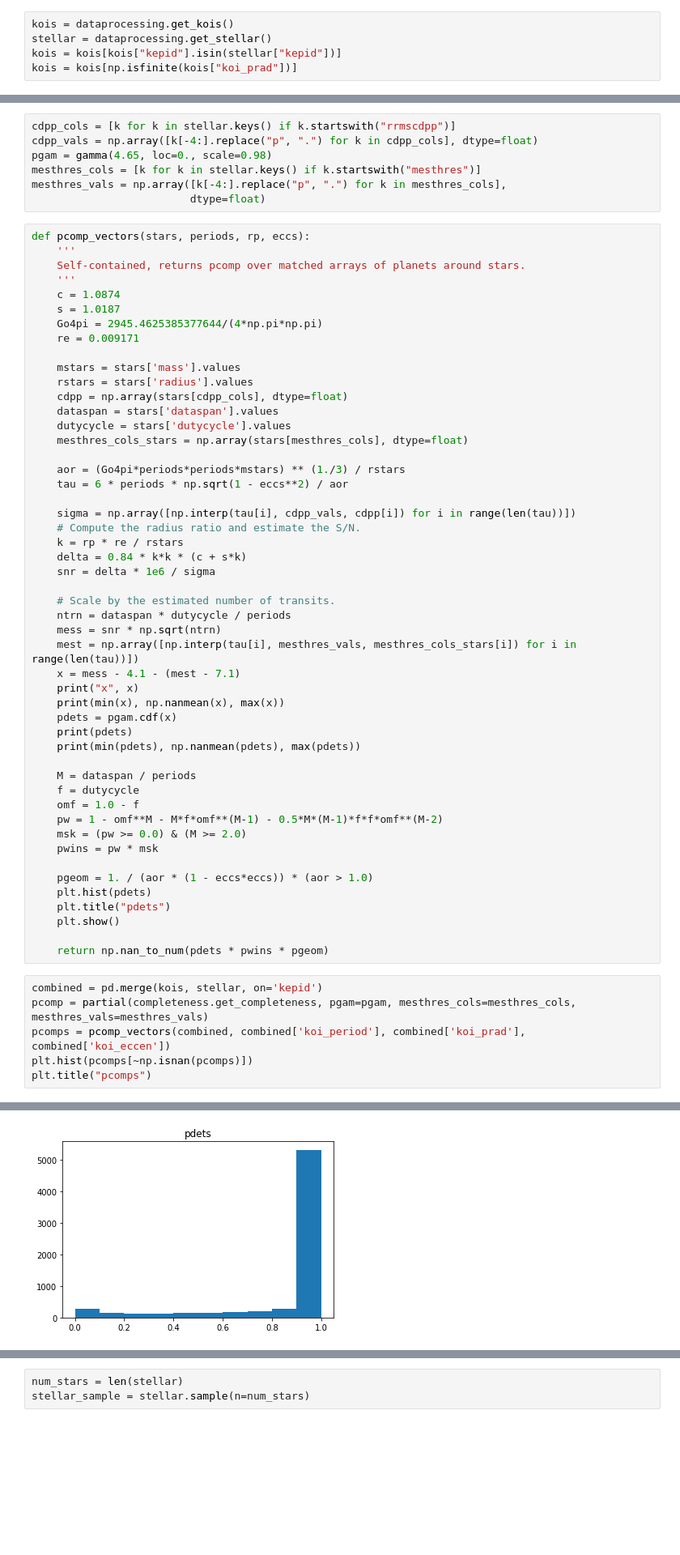
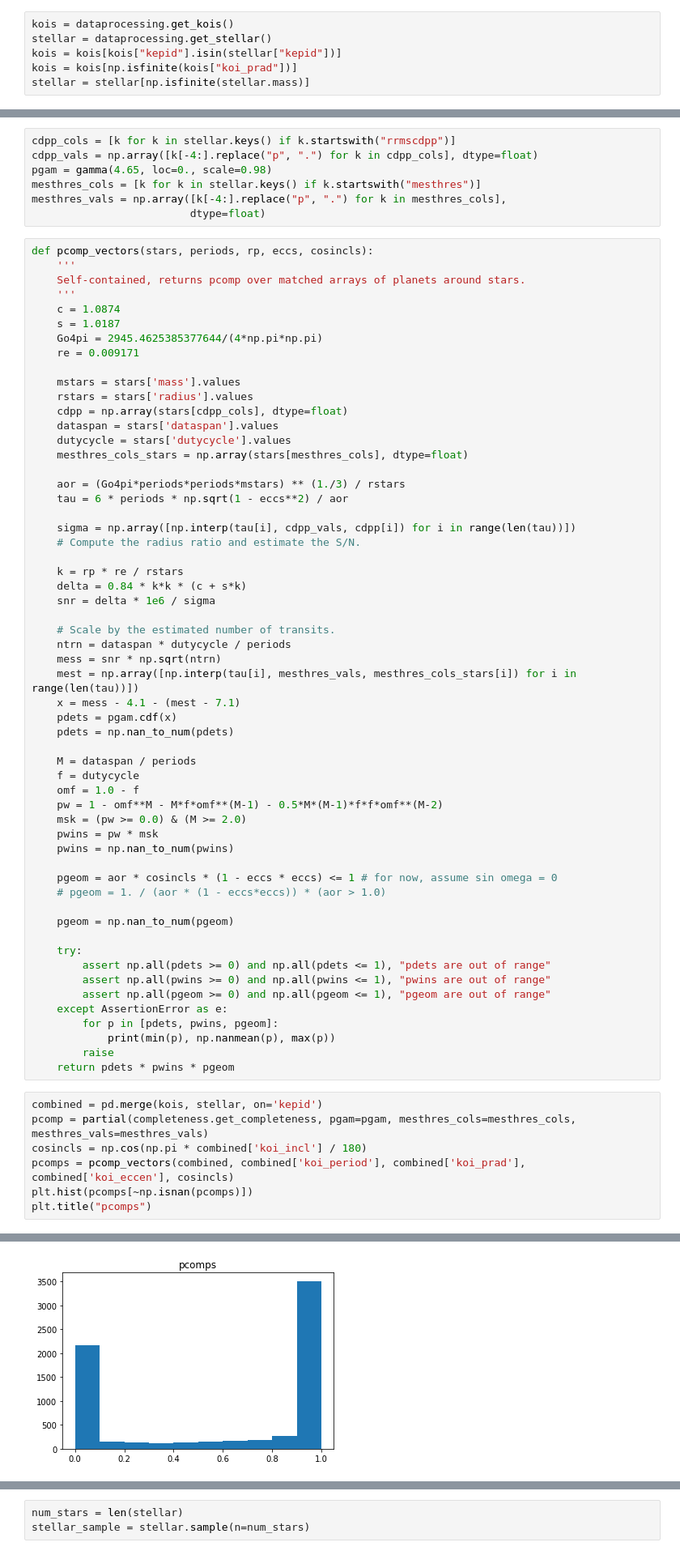
Before and after one commit to aditya-sengupta/exosyssim-prototyping, a Jupyter notebook: notebooks/occurrence_abc.ipynb, the cells around one changed output, grey strips where cells are left out. Shown: that part at 81% size. Drawn from its saved outputs; the diff is of its cells as text; blank space fills up the shorter version.

```diff
--- a/notebooks/occurrence_abc.ipynb
+++ b/notebooks/occurrence_abc.ipynb
@@ -31,6 +31,7 @@ kois = dataprocessing.get_kois()
 stellar = dataprocessing.get_stellar()
 kois = kois[kois["kepid"].isin(stellar["kepid"])]
 kois = kois[np.isfinite(kois["koi_prad"])]
+stellar = stellar[np.isfinite(stellar.mass)]
 # %%
 zerocounts = len(stellar[~stellar["kepid"].isin(kois["kepid"])])
 solarsyssizes = np.array(pd.crosstab(index=kois['kepid'], columns="count")).flatten()
@@ -107,7 +108,7 @@ mesthres_cols = [k for k in stellar.keys() if k.startswith("mesthres")]
 mesthres_vals = np.array([k[-4:].replace("p", ".") for k in mesthres_cols],
                          dtype=float)
 # %%
-def pcomp_vectors(stars, periods, rp, eccs):
+def pcomp_vectors(stars, periods, rp, eccs, cosincls):
     '''
     Self-contained, returns pcomp over matched arrays of planets around stars.
     '''
@@ -128,6 +129,7 @@ def pcomp_vectors(stars, periods, rp, eccs):
 
     sigma = np.array([np.interp(tau[i], cdpp_vals, cdpp[i]) for i in range(len(tau))])
     # Compute the radius ratio and estimate the S/N.
+
     k = rp * re / rstars
     delta = 0.84 * k*k * (c + s*k)
     snr = delta * 1e6 / sigma
@@ -137,11 +139,8 @@ def pcomp_vectors(stars, periods, rp, eccs):
     mess = snr * np.sqrt(ntrn)
     mest = np.array([np.interp(tau[i], mesthres_vals, mesthres_cols_stars[i]) for i in range(len(tau))])
     x = mess - 4.1 - (mest - 7.1)
-    print("x", x)
-    print(min(x), np.nanmean(x), max(x))
     pdets = pgam.cdf(x)
-    print(pdets)
-    print(min(pdets), np.nanmean(pdets), max(pdets))
+    pdets = np.nan_to_num(pdets)
 
     M = dataspan / periods
     f = dutycycle
@@ -149,17 +148,27 @@ def pcomp_vectors(stars, periods, rp, eccs):
     pw = 1 - omf**M - M*f*omf**(M-1) - 0.5*M*(M-1)*f*f*omf**(M-2)
     msk = (pw >= 0.0) & (M >= 2.0)
     pwins = pw * msk
+    pwins = np.nan_to_num(pwins)
 
-    pgeom = 1. / (aor * (1 - eccs*eccs)) * (aor > 1.0)
-    plt.hist(pdets)
-    plt.title("pdets")
-    plt.show()
+    pgeom = aor * cosincls * (1 - eccs * eccs) <= 1 # for now, assume sin omega = 0
+    # pgeom = 1. / (aor * (1 - eccs*eccs)) * (aor > 1.0)
 
-    return np.nan_to_num(pdets * pwins * pgeom)
+    pgeom = np.nan_to_num(pgeom)
+
+    try:
+        assert np.all(pdets >= 0) and np.all(pdets <= 1), "pdets are out of range"
+        assert np.all(pwins >= 0) and np.all(pwins <= 1), "pwins are out of range"
+        assert np.all(pgeom >= 0) and np.all(pgeom <= 1), "pgeom are out of range"
+    except AssertionError as e:
+        for p in [pdets, pwins, pgeom]:
+            print(min(p), np.nanmean(p), max(p))
+        raise
+    return pdets * pwins * pgeom
 # %%
 combined = pd.merge(kois, stellar, on='kepid')
 pcomp = partial(completeness.get_completeness, pgam=pgam, mesthres_cols=mesthres_cols, mesthres_vals=mesthres_vals)
-pcomps = pcomp_vectors(combined, combined['koi_period'], combined['koi_prad'], combined['koi_eccen'])
+cosincls = np.cos(np.pi * combined['koi_incl'] / 180)
+pcomps = pcomp_vectors(combined, combined['koi_period'], combined['koi_prad'], combined['koi_eccen'], cosincls)
 plt.hist(pcomps[~np.isnan(pcomps)])
 plt.title("pcomps")
 # %% [output]
@@ -181 +176 @@ Length: 7064, dtype: float64
-[figure, old version]
+[figure, new version]
```
Also changed, not shown: parts of 19 cells of this notebook.
